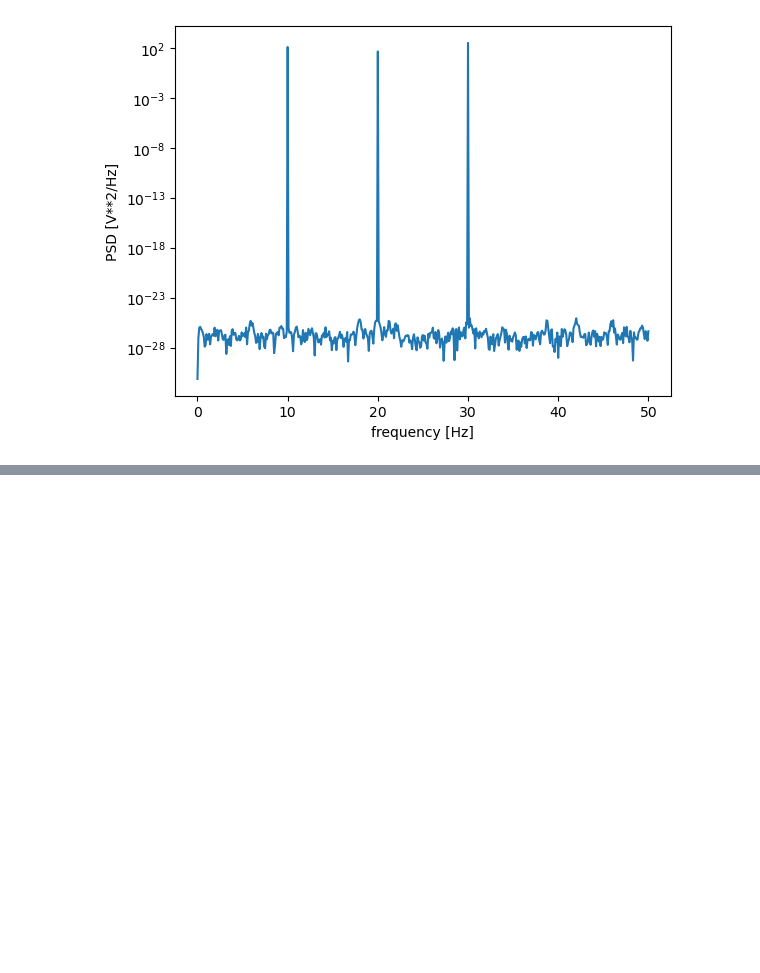
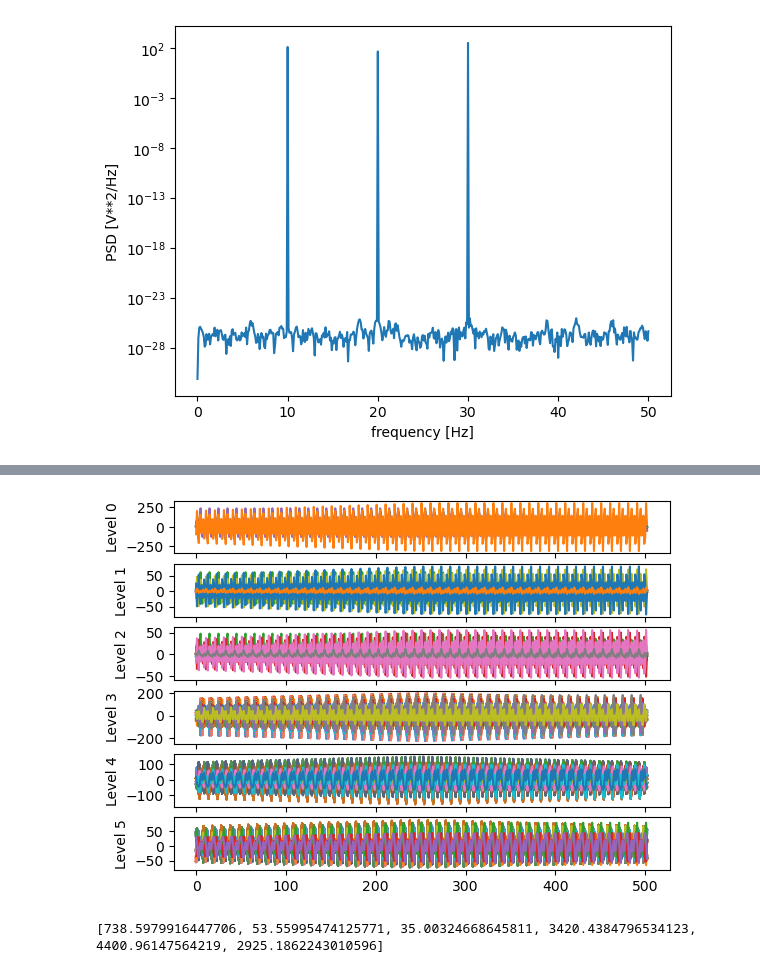
Before and after one commit to Fulkyhariz/EEG-Alcohol-Classification, a Jupyter notebook: autocorrelation.ipynb, the cells around one changed output, grey strips where cells are left out. Cells and saved outputs as stored; diff of their text form; code cells hidden in the pictures; blank space fills up the shorter version.

```diff
--- a/autocorrelation.ipynb
+++ b/autocorrelation.ipynb
@@ -1,19 +11,7 @@
 # %%
-import numpy as np
-import matplotlib.pyplot as plt
+# Define sampling frequency
+fs = 100
+t = np.arange(0, 10, 1/fs)
 
-# Define parameters
-fs = 100 # Sampling frequency
-t = np.arange(0, 100, 1/fs) # Time vector
-
-# Generate EEG signal
-signal = 3*np.cos(2*np.pi*20*t + np.pi/6) + 5*np.cos(2*np.pi*10*t + (5/8)*np.pi) + 8*np.cos(2*np.pi*30*t + ((np.pi/6)+((5/8)*np.pi)))
-
-# Calculate PSD
-f, Pxx = plt.psd(signal, Fs=fs, NFFT=256, scale_by_freq=True)
-
-# Plot signal
-plt.plot(f, Pxx)
-plt.xlabel('Frequency [Hz]')
-plt.ylabel('PSD [V**2/Hz]')
-plt.show()
+# Load signal data into numpy array
+data = 3*np.cos(2*np.pi*20*t + np.pi/6) + 5*np.cos(2*np.pi*10*t + (5/8)*np.pi) + 8*np.cos(2*np.pi*30*t + ((np.pi/6)+((5/8)*np.pi)))
@@ -72,0 +55,33 @@ from stingray.bispectrum import Bispectrum
+# %%
+# Select wavelet and decomposition level
+wavelet = 'db4'
+level = 5
+
+# Deecompose signal
+coeffs = pywt.wavedec(bs.cum3, wavelet, level=level)
+
+# Visualize
+approximations = []
+details = []
+for i in range(level):
+    approximations.append(coeffs[i])
+    details.append(coeffs[level - i])
+
+fig, axs = plt.subplots(len(coeffs), sharex=True)
+for i, c in enumerate(coeffs):
+    axs[i].plot(c)
+    axs[i].set_ylabel(f'Level {i}')
+plt.show()
+# %% [output]
+[figure, added]
+# %%
+# Calculate relative wavelet energy
+energies = []
+for c in coeffs:
+    energies.append(np.sum(np.square(c)))
+
+total_energy = np.sum(np.square(data))
+relative_energies = [e / total_energy for e in energies]
+print(relative_energies)
+# %% [output]
+[738.5979916447706, 53.55995474125771, 35.00324668645811, 3420.4384796534123, 4400.96147564219, 2925.1862243010596]
```
Also changed, not shown: parts of 4 cells of this notebook, 37 other files.
